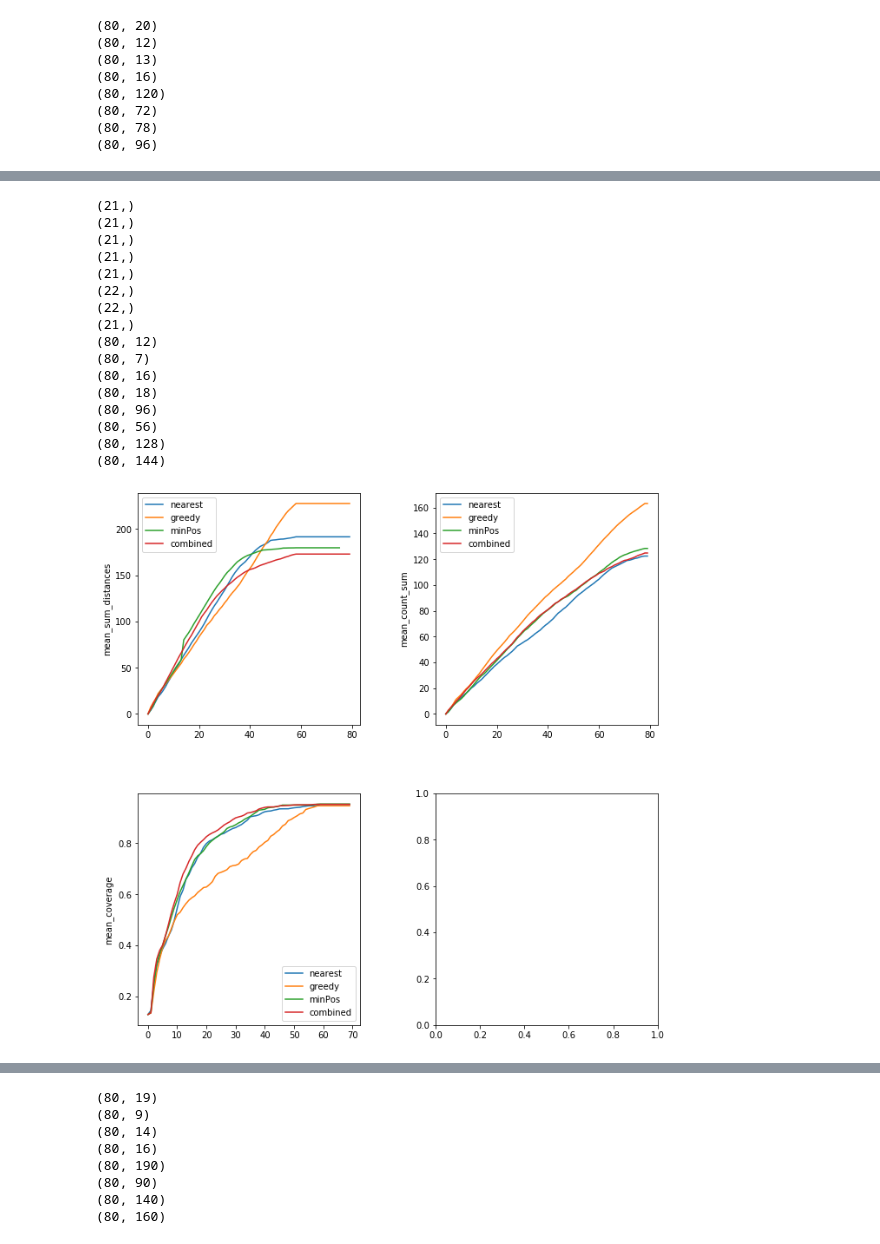
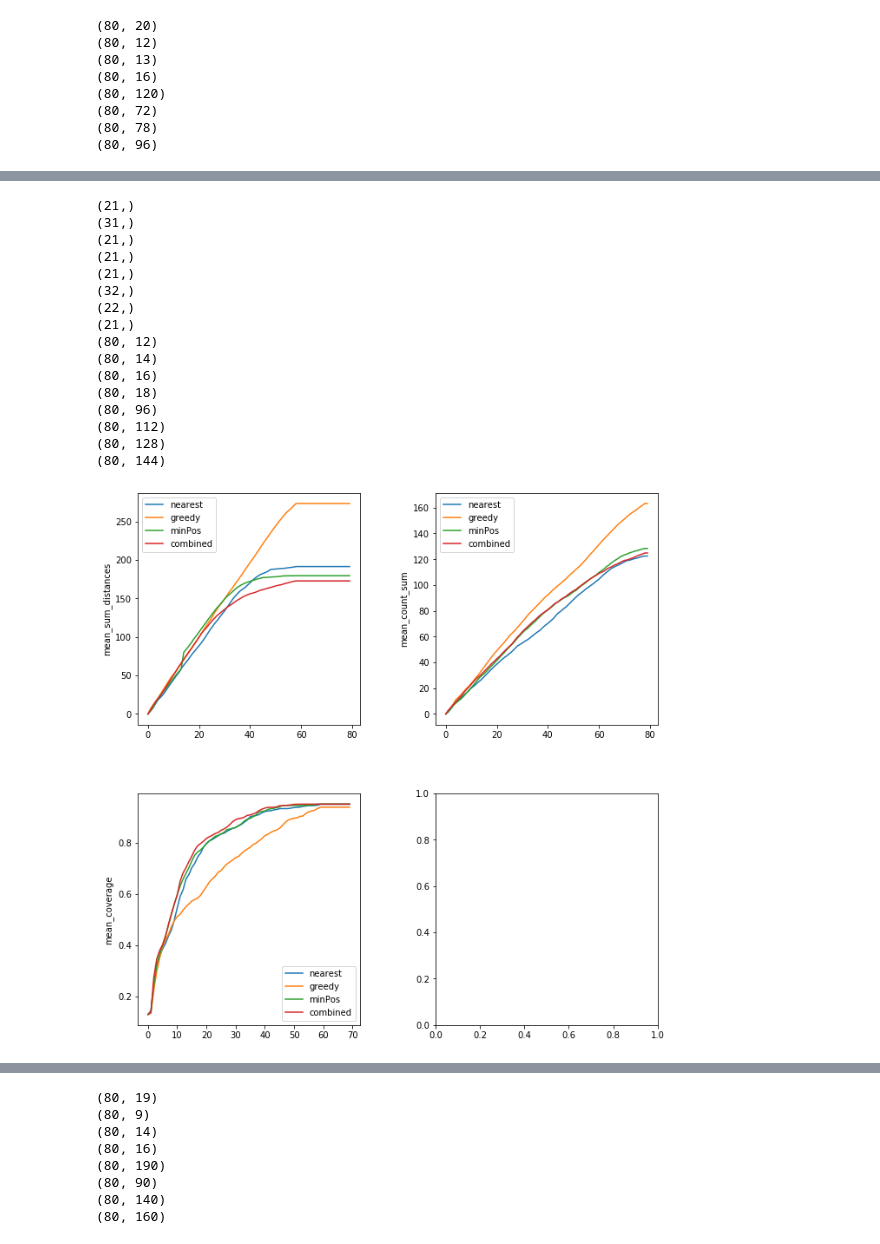
Before and after one commit to Icheler/coExplore, a Jupyter notebook: evaluation.ipynb, the cells around one changed output, grey strips where cells are left out. Drawn from its saved outputs; the diff is of its cells as text; code cells hidden in the pictures.

```diff
--- a/evaluation.ipynb
+++ b/evaluation.ipynb
@@ -683,10 +683,10 @@ greedy_coverage_plottable_4, greedy_distance_plottable_4, greedy_time_taken_4 =
 minPos_coverage_plottable_4, minPos_distance_plottable_4, minPos_time_taken_4 = matrix_builder(matrix_coverage_minPos_4, matrix_distance_minPos_4)
 combined_coverage_plottable_4, combined_distance_plottable_4, combined_time_taken_4 = matrix_builder(matrix_coverage_combined_4, matrix_distance_combined_4)
 
-values_maze_4_nearest = min_mean_max_extraction(nearest_time_taken_4)
-values_maze_4_greedy = min_mean_max_extraction(greedy_time_taken_4)
-values_maze_4_minPos = min_mean_max_extraction(minPos_time_taken_4)
-values_maze_4_combined = min_mean_max_extraction(combined_time_taken_4)
+values_maze_4_nearest = min_mean_max_extraction(nearest_time_taken_4[1:11])
+values_maze_4_greedy = min_mean_max_extraction(greedy_time_taken_4[1:11])
+values_maze_4_minPos = min_mean_max_extraction(minPos_time_taken_4[1:11])
+values_maze_4_combined = min_mean_max_extraction(combined_time_taken_4[1:11])
 values_maze_4 = [[values_maze_4_nearest], [values_maze_4_greedy], [values_maze_4_minPos], [values_maze_4_combined]]
 
 print(nearest_coverage_plottable_4.shape)
@@ -698,10 +698,10 @@ print(greedy_distance_plottable_4.shape)
 print(minPos_distance_plottable_4.shape)
 print(combined_distance_plottable_4.shape)
 
-nearest_mean_4= np.mean(nearest_coverage_plottable_4[:70,1:-1], axis=1)
-greedy_mean_4= np.mean(greedy_coverage_plottable_4[:70,1:-1], axis=1)
-minPos_mean_4= np.mean(minPos_coverage_plottable_4[:70,1:-1], axis=1)
-combined_mean_4= np.mean(combined_coverage_plottable_4[:70,1:-1], axis=1)
+nearest_mean_4= np.mean(nearest_coverage_plottable_4[:70,1:11], axis=1)
+greedy_mean_4= np.mean(greedy_coverage_plottable_4[:70,1:11], axis=1)
+minPos_mean_4= np.mean(minPos_coverage_plottable_4[:70,1:11], axis=1)
+combined_mean_4= np.mean(combined_coverage_plottable_4[:70,1:11], axis=1)
 
 nearest_distances_4, nearest_counting_4, nearest_distances_4_sum, nearest_counting_4_sum = matrix_splice(nearest_distance_plottable_4, 4)
 greedy_distances_4, greedy_counting_4, greedy_distances_4_sum, greedy_counting_4_sum = matrix_splice(greedy_distance_plottable_4, 4)
@@ -743,43 +743,43 @@ combined_counting_4_median = np.median(combined_counting_4[:, 1:-1], axis=1)
 fig, ((ax1, ax2), (ax3, ax4)) = plt.subplots(2, 2)
 ax1.plot(nearest_distances_4_sum_mean, label='nearest')
 ax1.plot(greedy_distances_4_sum_mean, label='greedy')
-ax1.plot(minPos_distances_4_sum_mean[:-4], label='minPos')
+ax1.plot(minPos_distances_4_sum_mean, label='minPos')
 ax1.plot(combined_distances_4_sum_mean, label='combined')
 ax1.set_ylabel('mean_sum_distances')
 ax1.legend()
 ax2.plot(nearest_counting_sum_mean, label='nearest')
 ax2.plot(greedy_counting_sum_mean, label='greedy')
 ax2.plot(minPos_counting_sum_mean, label='minPos')
 ax2.plot(combined_counting_sum_mean, label='combined')
 ax2.set_ylabel('mean_count_sum')
 ax2.legend()
 ax3.plot(nearest_mean_4, label='nearest')
 ax3.plot(greedy_mean_4, label='greedy')
 ax3.plot(minPos_mean_4, label='minPos')
 ax3.plot(combined_mean_4, label='combined')
 ax3.set_ylabel('mean_coverage')
 ax3.legend()
 fig.tight_layout()
 fig.set_size_inches(10, 10)
 plt.show()
 # %% [output]
+(21,)
+(31,)
 (21,)
 (21,)
 (21,)
-(21,)
-(21,)
-(22,)
+(32,)
 (22,)
 (21,)
 (80, 12)
-(80, 7)
+(80, 14)
 (80, 16)
 (80, 18)
 (80, 96)
-(80, 56)
+(80, 112)
 (80, 128)
 (80, 144)
-[figure, old version]
+[figure, new version]
 # %%
 try:
     os.chdir('../../v2_maze_temp/coverage/5')
```
Also changed, not shown: parts of 27 cells of this notebook, 4 other files.
